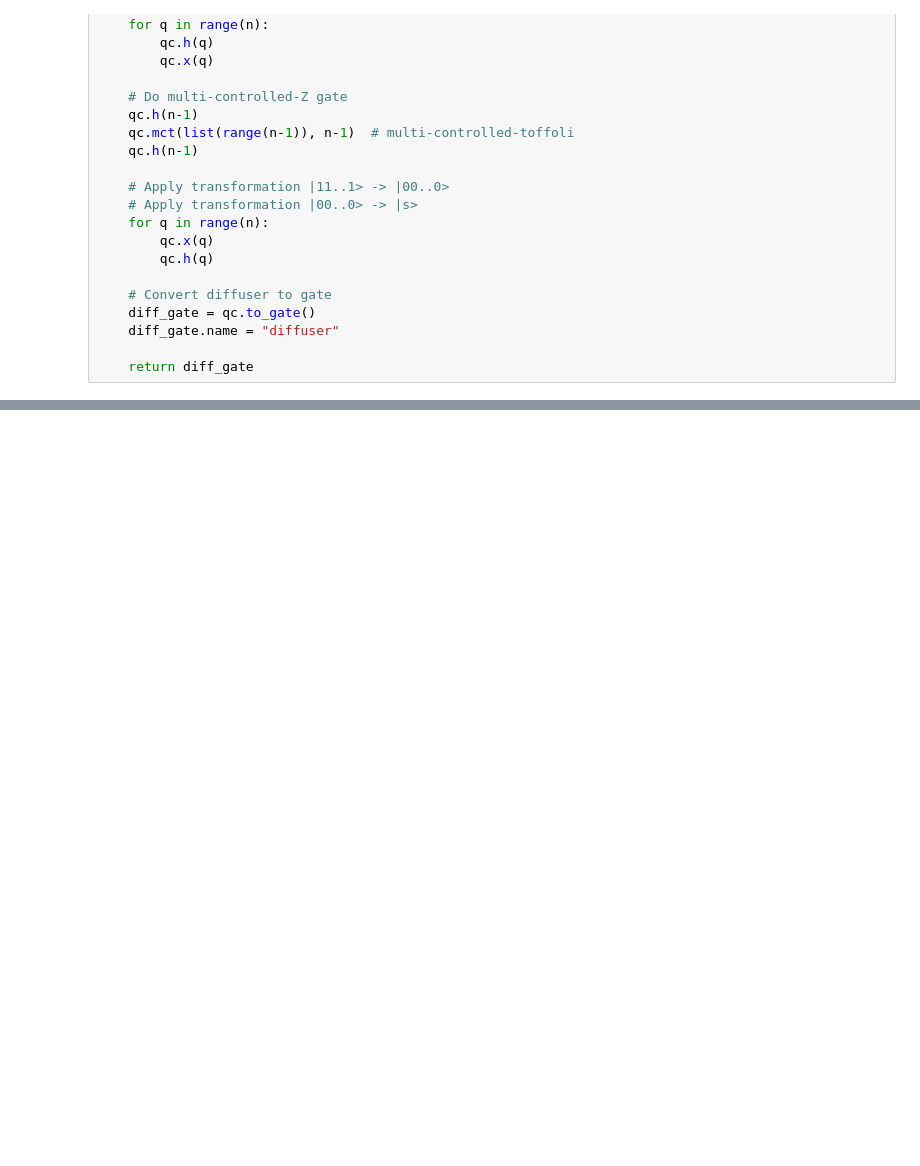
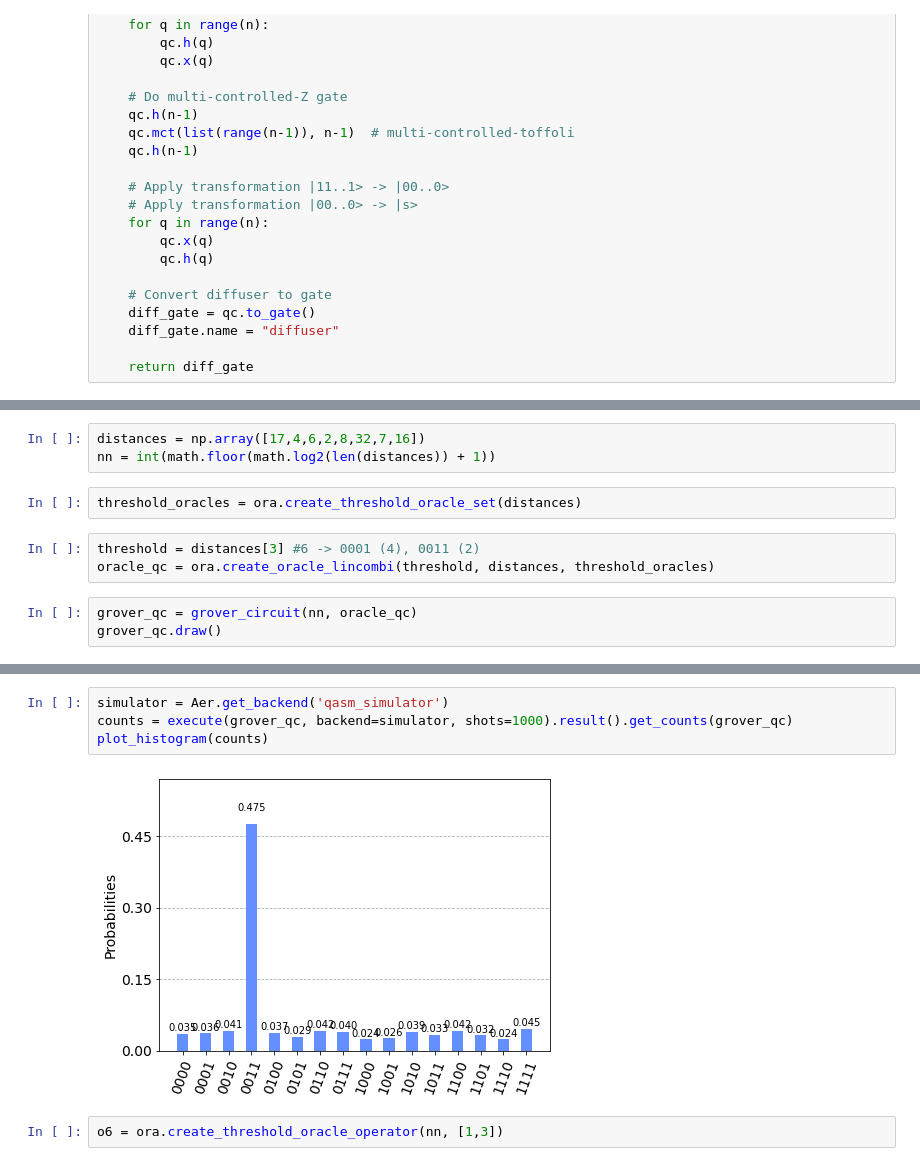
Before and after one commit to kingusiu/laspaclu, a Jupyter notebook: playground/grover_algo.ipynb, the cells around one changed output, grey strips where cells are left out. Saved outputs shown, nothing was run; the diff lists cells and outputs as text; blank space fills up the shorter version.

```diff
--- a/playground/grover_algo.ipynb
+++ b/playground/grover_algo.ipynb
@@ -138,0 +134,11 @@ $$ |\psi\rangle =\begin{bmatrix}
+# %%
+distances = np.array([17,4,6,2,8,32,7,16])
+nn = int(math.floor(math.log2(len(distances)) + 1))
+# %%
+threshold_oracles = ora.create_threshold_oracle_set(distances)
+# %%
+threshold = distances[3] #6 -> 0001 (4), 0011 (2)
+oracle_qc = ora.create_oracle_lincombi(threshold, distances, threshold_oracles)
+# %%
+grover_qc = grover_circuit(nn, oracle_qc)
+grover_qc.draw()
@@ -138,0 +157,8 @@ $$ |\psi\rangle =\begin{bmatrix}
+# %%
+simulator = Aer.get_backend('qasm_simulator')
+counts = execute(grover_qc, backend=simulator, shots=1000).result().get_counts(grover_qc)
+plot_histogram(counts)
+# %% [output]
+[figure, added]
+# %%
+o6 = ora.create_threshold_oracle_operator(nn, [1,3])
```
Also changed, not shown: parts of 16 cells of this notebook, 4 other files.
